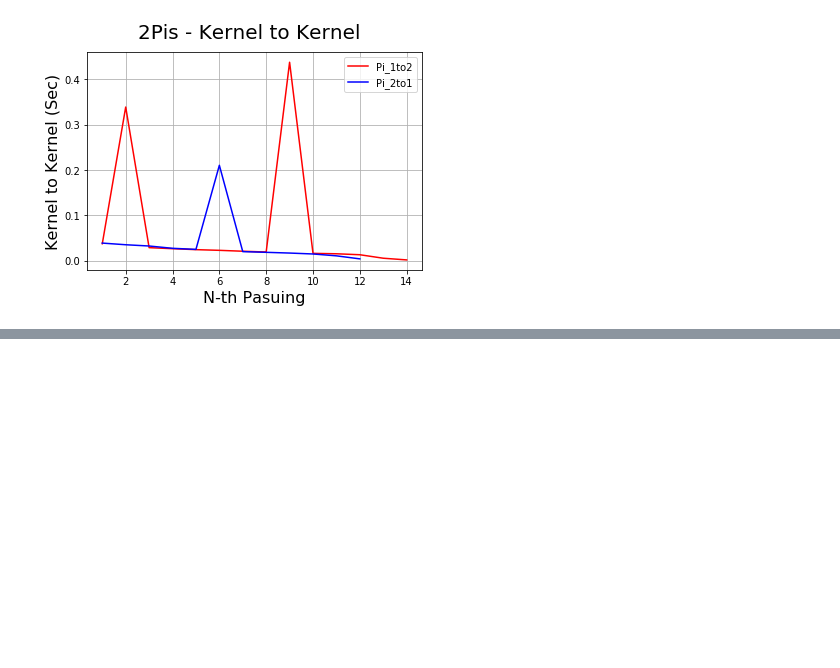
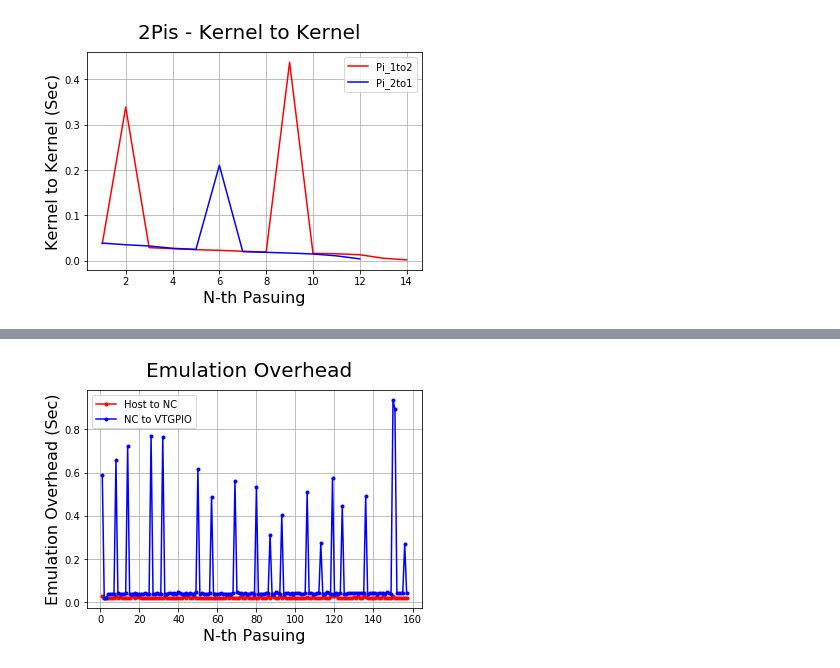
Before and after one commit to Br1an6/Virtual-Time-Manager, a Jupyter notebook: SupprtFiles/plotvtm.ipynb, the cells around one changed output, grey strips where cells are left out. Cells and saved outputs as stored; diff of their text form; code cells hidden in the pictures; blank space fills up the shorter version.

Commit message:
add 100 attempts

```diff
--- a/SupprtFiles/plotvtm.ipynb
+++ b/SupprtFiles/plotvtm.ipynb
@@ -54,6 +54,21 @@ for i, f in enumerate(vtmfiles):
         print listNew[1] # Start Connection Manager
         print listNew[2] # Start Host Activities
     list_parsed_files.append(listNew)
+
+
+with open('vmgm_1.log') as f:
+    vt_hun = list(generateDicts(f)) # list contains dict
+    print f
+    print vt_hun[0] # Start date
+    print vt_hun[1] # Start Connection Manager
+    print vt_hun[2] # Start Host Activities
+
+with open('vmgm_2.log') as f:
+    vt_hun2 = list(generateDicts(f)) # list contains dict
+    print f
+    print vt_hun2[0] # Start date
+    print vt_hun2[1] # Start Connection Manager
+    print vt_hun2[2] # Start Host Activities
 # %% [output]
 <open file 'vmgm_80.log', mode 'r' at 0x...>
 {'date': '2018-03-26 11:37:00,757', 'text': ' Starting Service ID: #2', 'type': ' root '}
@@ -232,3 +281,67 @@ Start time for NetCoor:  1522082220.768925905
 Pi_ 2 :
 Start time for NetCoor:  1522082220.313647985
 [figure]
+# %%
+# !00th attempts starts from here
+# Graph of pause by HA to NC: Pause time - start time 100attemt
+colors = ['r', 'b', 'g', 'k', 'm']
+fig = plt.figure()
+fig.suptitle('Emulation Overhead', fontsize=20)
+axis = plt.gca().xaxis
+leg_list = []
+# using list vt_hun
+for i, fd in enumerate([vt_hun]):
+    list_of_wait_time = []
+    start_time_NC = fd[1]["text"].split(': ')[1]
+    start_time_HA = fd[2]["text"].split(': ')[1]
+    print 'Pi_', i+1,': '
+    print 'Start time for NetCoor: ', start_time_NC
+    print 'Start time for HostAct: ', start_time_HA
+
+    x = [float(item["text"].split()[1]) - float(start_time_HA) for item in fd[3:] if item["text"].split()[0] == "Host_System_pasuing:"]
+    y = [float(item["text"].split()[1]) - float(start_time_NC) for item in fd[3:] if item["text"].split()[0] == "NCProcHandler_Stop_Services:"]
+
+    #ncstops =  [float(item["text"].split()[1]) for item in fd[3:] if item["text"].split()[0] == "NetCoor_Stop_Services:"]
+    #ncresumes =  [float(item["text"].split()[1]) for item in fd[3:] if item["text"].split()[0] == "NetCoor_Resume_Services:"]
+    #list_of_wait_time = map(operator.sub, ncresumes, ncstops)
+
+
+    y2 = map(operator.sub, y, x)
+    x2 = [ind+1 for ind in range(len(y))]
+    plt.plot(x2, y2, '.-', color=colors[0])
+
+leg_list.append('Host to NC')
+
+# Graph of pause by NC to VTGPIO: Pause time 100
+
+start_time_NC = vt_hun[1]["text"].split(': ')[1]
+start_time_HA = vt_hun[2]["text"].split(': ')[1]
+print 'Pi_', i+1,': '
+print 'Start time for NetCoor: ', start_time_NC
+print 'Start time for HostAct: ', start_time_HA
+
+x = [float(item["text"].split()[1]) for item in fd[3:] if item["text"].split()[0] == "NCProcHandler_Stop_Services:"]
+y = []
+print len(x)
+
+for i2, item in enumerate(list_dmgFiles_H[0]):
+    if i2 > 0:
+        if list_dmgFiles_H[0][i2-1][-1] == 'pause':
+            y.append(float(item[-3] + '.' + item[-2]))
+
+y2 = map(operator.sub, y, x)
+x2 = [ind+1 for ind in range(len(y))]
+plt.plot(x2, y2, '.-', color=colors[1])
+
+leg_list.append('NC to VTGPIO')
+
+
+#for label in axis.get_ticklabels():
+#    label.set_rotation(90)
+plt.xlabel('N-th Pasuing', fontsize=16)
+plt.ylabel('Emulation Overhead (Sec)', fontsize=16)
+plt.legend(leg_list)
+plt.grid(True)
+plt.show()
+#plt.savefig(output_filename, format='eps')
+# %% [output]
@@ -234,0 +355 @@ Start time for NetCoor:  1522082220.313647985
+[figure, added]
```
Also changed, not shown: parts of 6 cells of this notebook, 4 other files.
